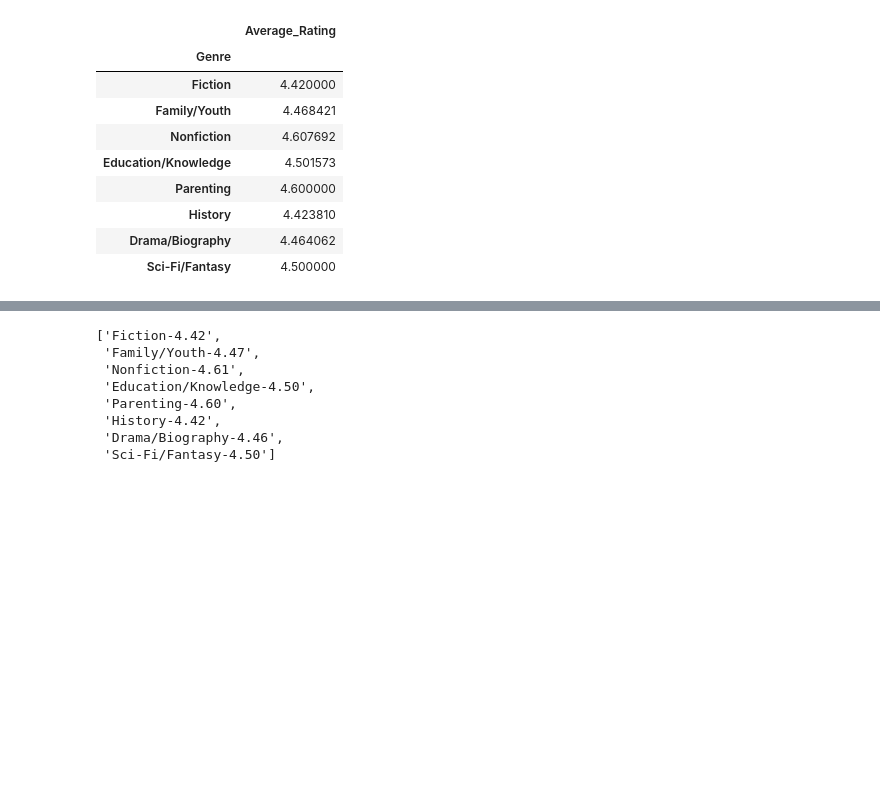
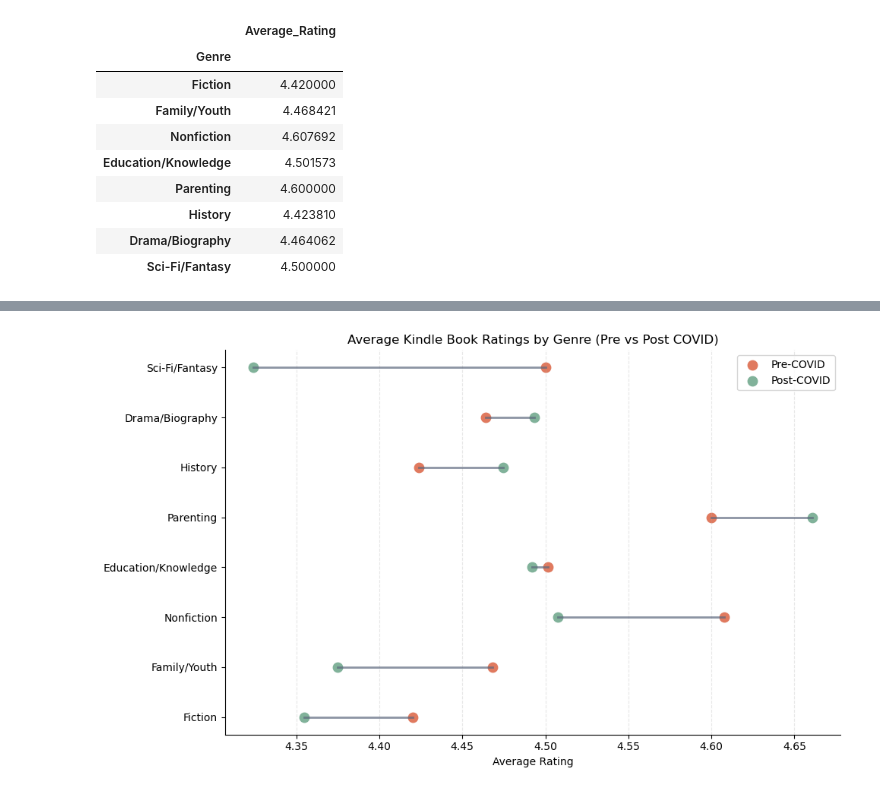
Before and after one commit to e-hdz130504/CPSC368-Phase-4, a Jupyter notebook: Q1_Visualization.ipynb, the cells around one changed output, grey strips where cells are left out. Cells and saved outputs as stored; diff of their text form; code cells hidden in the pictures; blank space fills up the shorter version.

```diff
--- a/Q1_Visualization.ipynb
+++ b/Q1_Visualization.ipynb
@@ -8,8 +8,8 @@ from pymongo import MongoClient
 # %%
 #Entering UBC MongoDB System
 
-CWL = 'ehdz1305'
-SNUM = '22168454'
+CWL = 'jcunni02'
+SNUM = '64640212'
 
 if CWL.strip() == "" or CWL == 'Put your CWL here' or SNUM.strip() == "" or SNUM == 'Put your SNUM here':
     print("You need up to update the value of the CWL and/or SNUM variables before proceeding.")
@@ -197,10 +195,39 @@ plt.savefig('Q1')
 # %%
+def plot_dumbbell(pre_df, post_df):
+
+    genres = pre_df.index
+    pre_vals = pre_df['Average_Rating']
+    post_vals = post_df['Average_Rating']
+
+    y = np.arange(len(genres))
+
+    # colour palette from https://coolors.co/palettes/trending
+    pre_color = "#e07a5f"
+    post_color = "#81b29a"
+    line_color = "#5c677d"
+
+    fig, ax = plt.subplots(figsize=(10, 6))
+
+    for i in range(len(y)):
+        ax.plot([pre_vals[i], post_vals[i]], [y[i], y[i]],
+                color=line_color, linewidth=2, alpha=0.7)
+
+    ax.scatter(pre_vals, y, color=pre_color, s=80, label='Pre-COVID')
+    ax.scatter(post_vals, y, color=post_color, s=80, label='Post-COVID')
+
+    ax.set_yticks(y)
+    ax.set_yticklabels(genres)
+    ax.set_xlabel("Average Rating")
+    ax.set_title("Average Kindle Book Ratings by Genre (Pre vs Post COVID)")
+
+    ax.spines[['top', 'right']].set_visible(False)
+    ax.grid(axis='x', linestyle='--', alpha=0.3)
+    ax.legend()
+
+    plt.tight_layout()
+    plt.savefig('Q1')
+    plt.show()
-# %% [output]
-['Fiction-4.42',
- 'Family/Youth-4.47',
- 'Nonfiction-4.61',
- 'Education/Knowledge-4.50',
- 'Parenting-4.60',
- 'History-4.42',
- 'Drama/Biography-4.46',
- 'Sci-Fi/Fantasy-4.50']
+# %%
+plot_dumbbell(pre_covid_data, post_covid_data)
+# %% [output]
+[figure, added]
```
Also changed, not shown: parts of 1 cell of this notebook, 1 other file.
